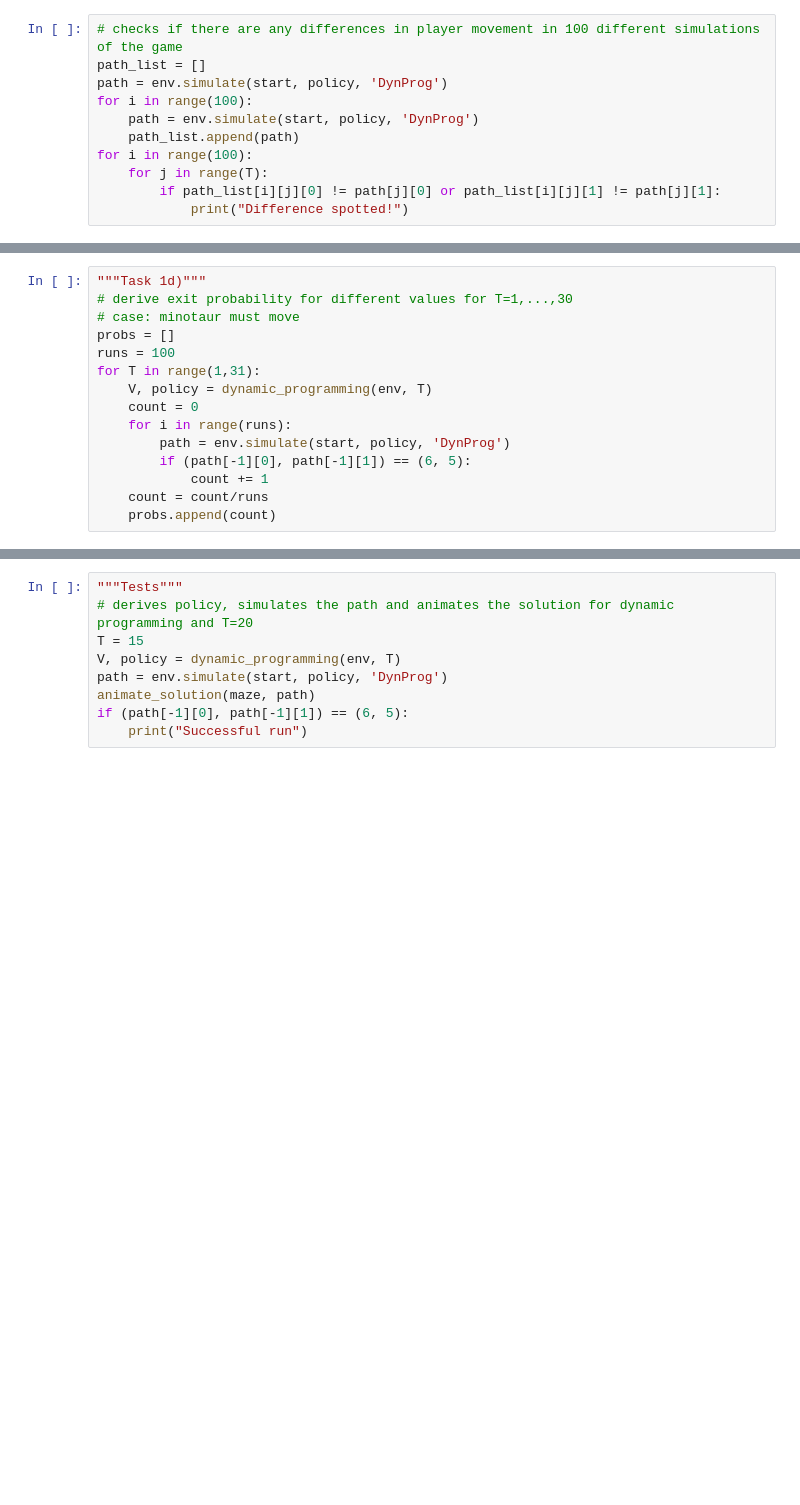
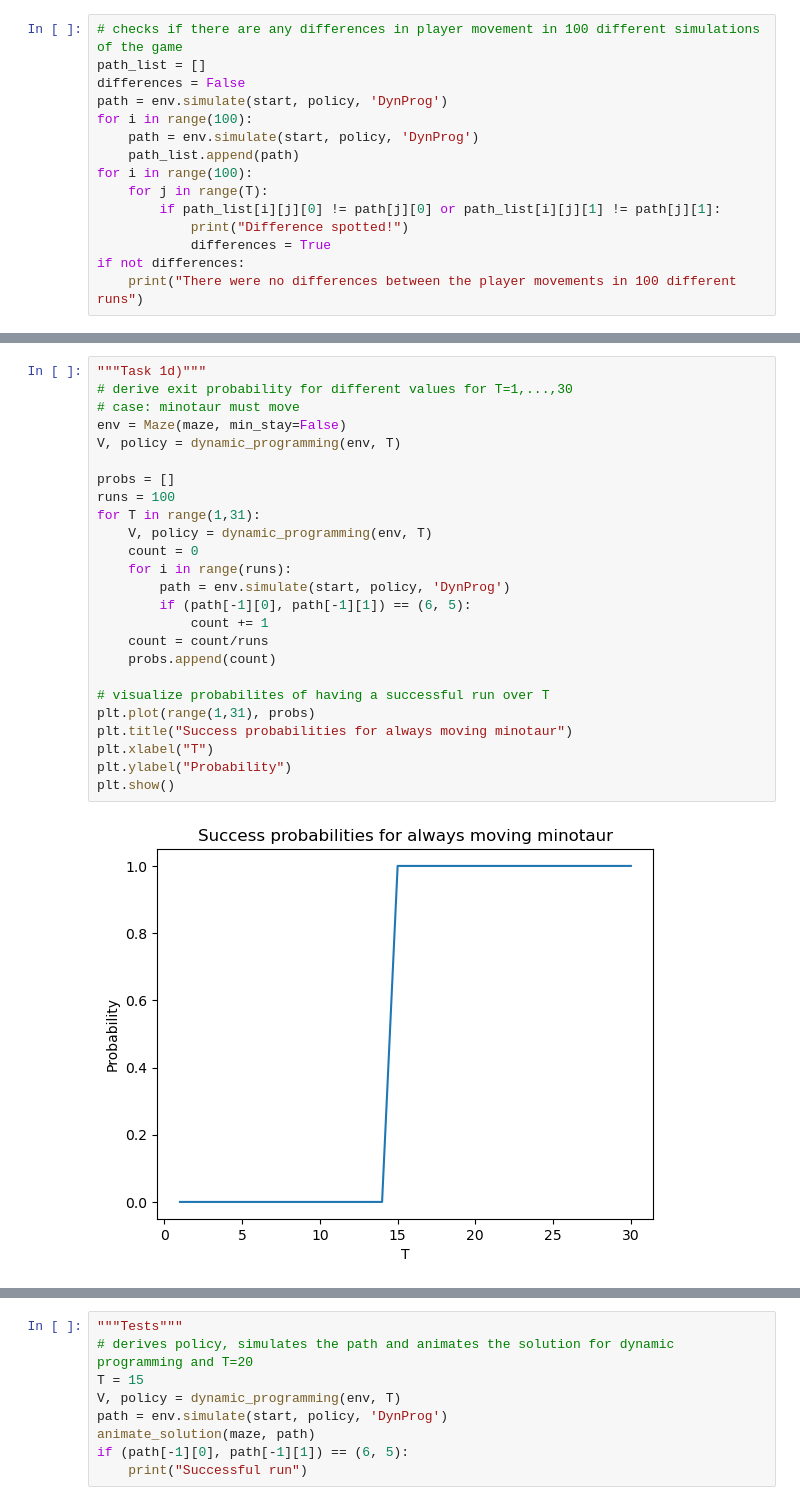
Before and after one commit to philippkatterbach/el2805, a Jupyter notebook: lab1/problem1/Mazerunner.ipynb, the cells around one changed output, grey strips where cells are left out. Drawn from its saved outputs; the diff is of its cells as text; blank space fills up the shorter version.

```diff
--- a/lab1/problem1/Mazerunner.ipynb
+++ b/lab1/problem1/Mazerunner.ipynb
@@ -28,6 +31,7 @@ animate_solution(maze, path)
 # %%
 # checks if there are any differences in player movement in 100 different simulations of the game
 path_list = []
+differences = False
 path = env.simulate(start, policy, 'DynProg')
 for i in range(100):
     path = env.simulate(start, policy, 'DynProg')
@@ -36,3 +40,6 @@ for i in range(100):
     for j in range(T):
         if path_list[i][j][0] != path[j][0] or path_list[i][j][1] != path[j][1]:
             print("Difference spotted!")
+            differences = True
+if not differences:
+    print("There were no differences between the player movements in 100 different runs")
@@ -47,15 +57,27 @@ visualize_policy(maze, path,"c")
 # %%
 """Task 1d)"""
 # derive exit probability for different values for T=1,...,30
 # case: minotaur must move
+env = Maze(maze, min_stay=False)
+V, policy = dynamic_programming(env, T)
+
 probs = []
 runs = 100
 for T in range(1,31):
     V, policy = dynamic_programming(env, T)
     count = 0
     for i in range(runs):
         path = env.simulate(start, policy, 'DynProg')
         if (path[-1][0], path[-1][1]) == (6, 5):
             count += 1
     count = count/runs
     probs.append(count)
+
+# visualize probabilites of having a successful run over T
+plt.plot(range(1,31), probs)
+plt.title("Success probabilities for always moving minotaur")
+plt.xlabel("T")
+plt.ylabel("Probability")
+plt.show()
+# %% [output]
+[figure, added]
```
Also changed, not shown: parts of 16 cells of this notebook, 1 other file.
